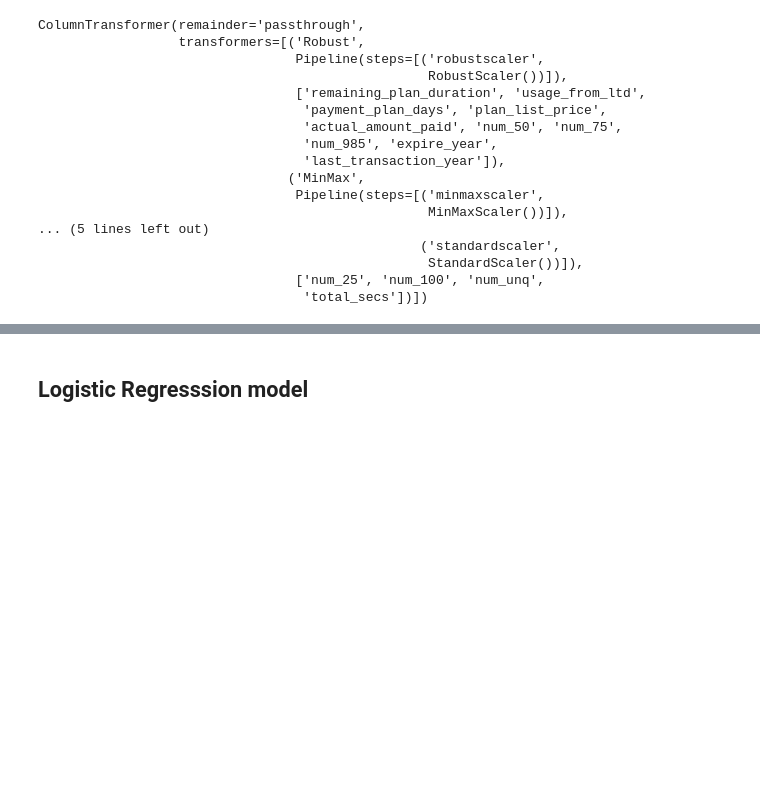
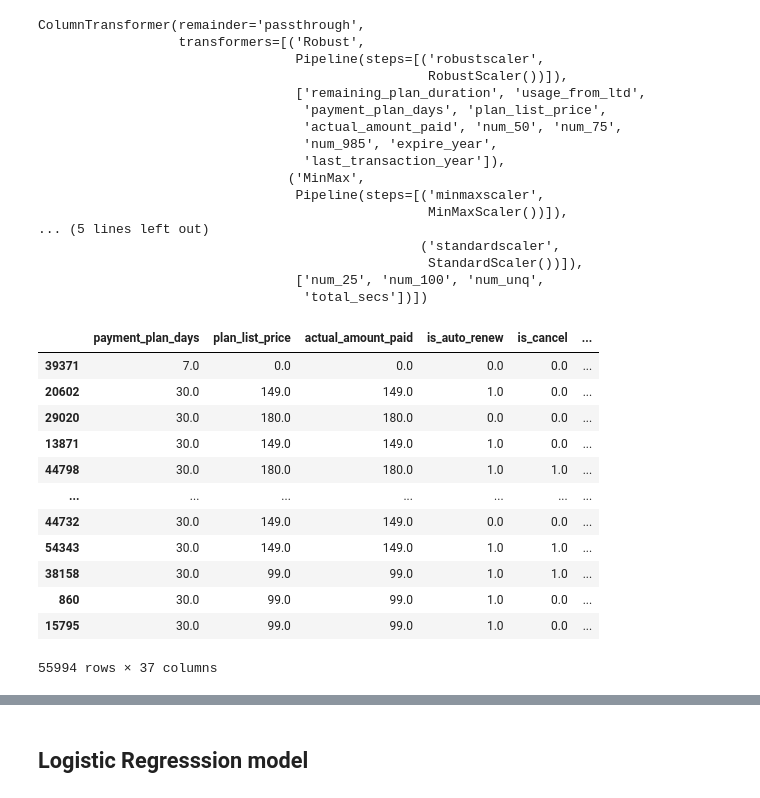
Before and after one commit to XavierLooyens/Churn_prediction, a Jupyter notebook: notebooks/Finished_model.ipynb, the cells around one changed output, grey strips where cells are left out. Drawn from its saved outputs; the diff is of its cells as text; code cells hidden in the pictures; blank space fills up the shorter version.

```diff
--- a/notebooks/Finished_model.ipynb
+++ b/notebooks/Finished_model.ipynb
@@ -77,6 +77,22 @@ ColumnTransformer(remainder='passthrough',
 #create X and y
 X = data_df.drop(['is_churn'], axis=1)
 y= data_df['is_churn']
+# %%
+X
+# %% [output]
+|  | payment_plan_days | plan_list_price | actual_amount_paid | is_auto_renew | is_cancel | ... |
+| 39371 | 7.0 | 0.0 | 0.0 | 0.0 | 0.0 | ... |
+| 20602 | 30.0 | 149.0 | 149.0 | 1.0 | 0.0 | ... |
+| 29020 | 30.0 | 180.0 | 180.0 | 0.0 | 0.0 | ... |
+| 13871 | 30.0 | 149.0 | 149.0 | 1.0 | 0.0 | ... |
+| 44798 | 30.0 | 180.0 | 180.0 | 1.0 | 1.0 | ... |
+| ... | ... | ... | ... | ... | ... | ... |
+| 44732 | 30.0 | 149.0 | 149.0 | 0.0 | 0.0 | ... |
+| 54343 | 30.0 | 149.0 | 149.0 | 1.0 | 1.0 | ... |
+| 38158 | 30.0 | 99.0 | 99.0 | 1.0 | 1.0 | ... |
+| 860 | 30.0 | 99.0 | 99.0 | 1.0 | 0.0 | ... |
+| 15795 | 30.0 | 99.0 | 99.0 | 1.0 | 0.0 | ... |
+55994 rows × 37 columns
 # %%
 # Use fit on X_train and then transform both datasets
 preprocessor_new.fit(X)
```
Also changed, not shown: parts of 2 cells of this notebook, 7 other files.
